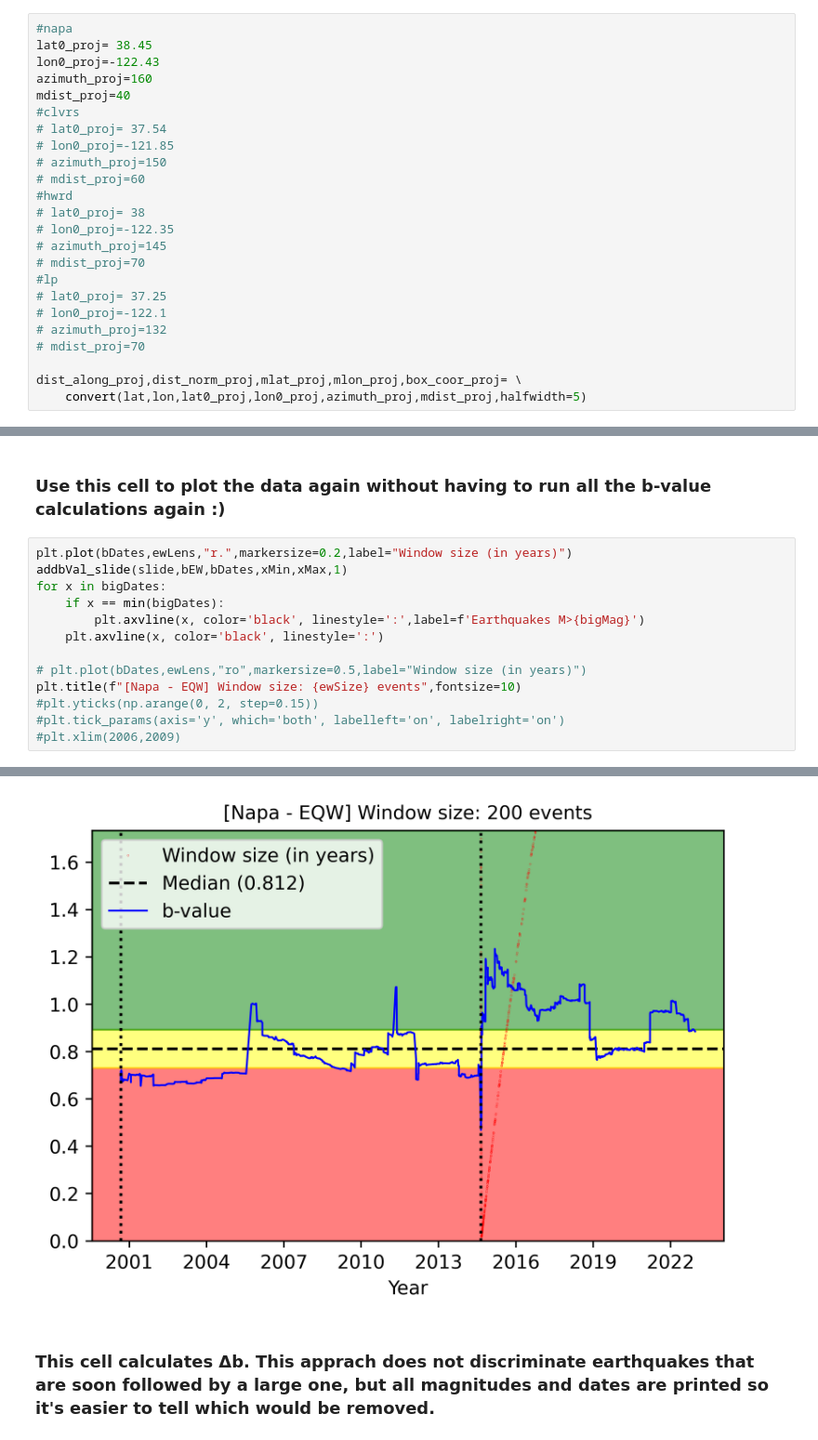
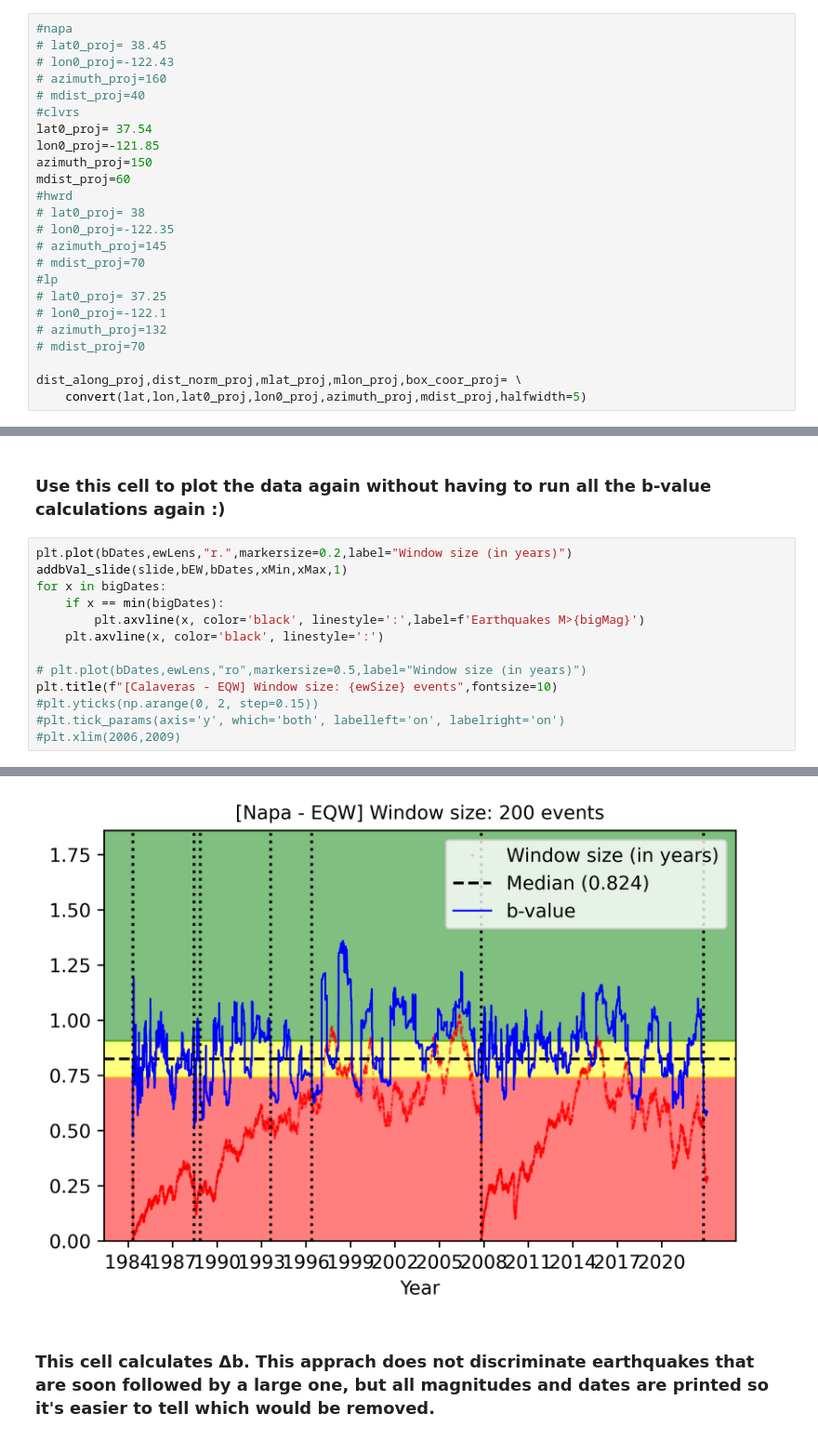
Before and after one commit to yair-franco/traffic_light_project, a Jupyter notebook: TLP_Table.ipynb, the cells around one changed output, grey strips where cells are left out. Shown at 93% size. Saved outputs shown, nothing was run; the diff lists cells and outputs as text.

Commit message:
adding event type identifiers

```diff
--- a/TLP_Table.ipynb
+++ b/TLP_Table.ipynb
@@ -138,15 +138,15 @@ def convert(lat_all,lon_all,lat0,lon0,azimuth,mdist,halfwidth=10):
     return dist_along_all,dist_norm_all,mlat,mlon,box_coor
 # %%
 #napa
-lat0_proj= 38.45
-lon0_proj=-122.43
-azimuth_proj=160
-mdist_proj=40
+# lat0_proj= 38.45
+# lon0_proj=-122.43
+# azimuth_proj=160
+# mdist_proj=40
 #clvrs
-# lat0_proj= 37.54
-# lon0_proj=-121.85
-# azimuth_proj=150
-# mdist_proj=60
+lat0_proj= 37.54
+lon0_proj=-121.85
+azimuth_proj=150
+mdist_proj=60
 #hwrd
 # lat0_proj= 38
 # lon0_proj=-122.35
@@ -367,7 +367,7 @@ for x in bigDates:
     plt.axvline(x, color='black', linestyle=':')
 
 # plt.plot(bDates,ewLens,"ro",markersize=0.5,label="Window size (in years)")
-plt.title(f"[Napa - EQW] Window size: {ewSize} events",fontsize=10)
+plt.title(f"[Calaveras - EQW] Window size: {ewSize} events",fontsize=10)
 #plt.yticks(np.arange(0, 2, step=0.15))
 #plt.tick_params(axis='y', which='both', labelleft='on', labelright='on')
 #plt.xlim(2006,2009)
@@ -376,5 +376,5 @@ plt.title(f"[Napa - EQW] Window size: {ewSize} events",fontsize=10)
 Text(0.5, 1.0, '[Napa - EQW] Window size: 200 events')
-[figure, old version]
+[figure, new version]
 # %% [markdown]
 ### This cell calculates Δb. This apprach does not discriminate earthquakes that are soon followed by a large one, but all magnitudes and dates are printed so it's easier to tell which would be removed.
 # %%
```
Also changed, not shown: parts of 8 cells of this notebook, 1 other file.
